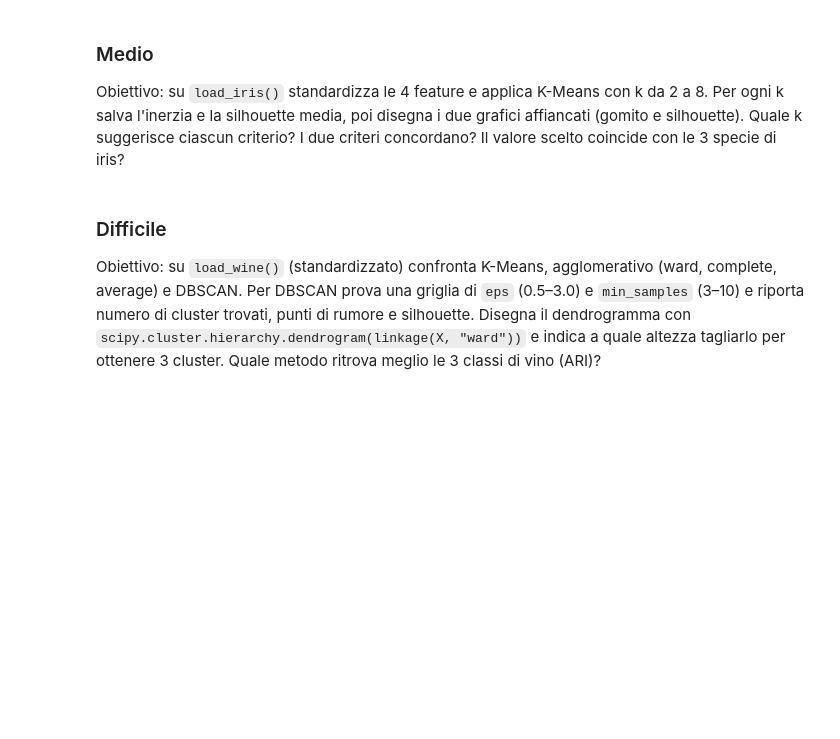
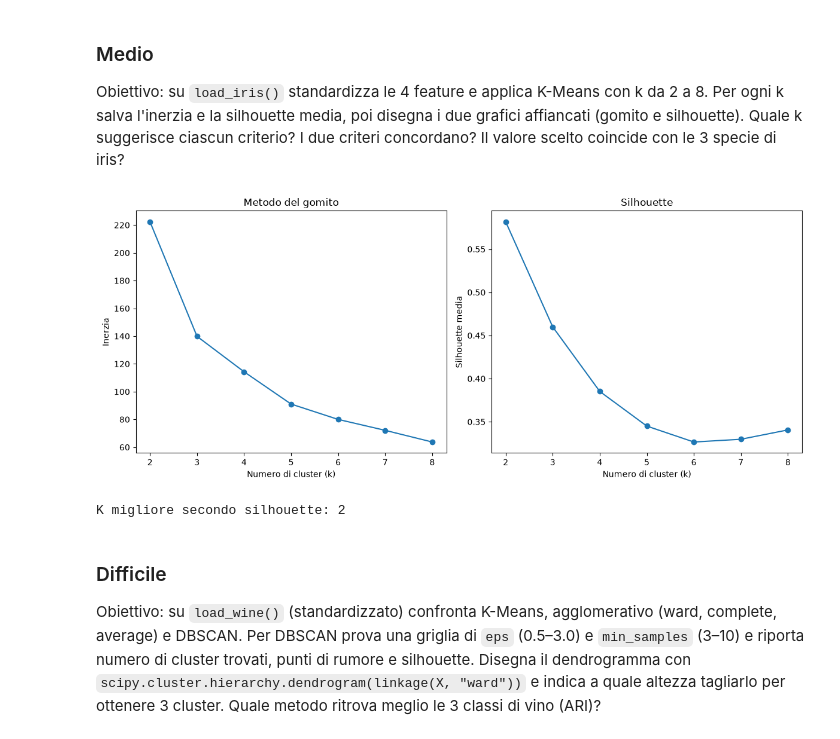
Before and after one commit to Valoryc/Machine_Learning_, a Jupyter notebook: corso_Python_16/Lunedi_26_10_26/Mattina/giorno-5-non-supervisionato.ipynb, the cells around one changed output. Drawn from its saved outputs; the diff is of its cells as text; code cells hidden in the pictures; blank space fills up the shorter version.

```diff
--- a/corso_Python_16/Lunedi_26_10_26/Mattina/giorno-5-non-supervisionato.ipynb
+++ b/corso_Python_16/Lunedi_26_10_26/Mattina/giorno-5-non-supervisionato.ipynb
@@ -669,3 +713,49 @@ Obiettivo: su `load_iris()` standardizza le 4 feature e applica K-Means con k da
+# %%
+# Scrivi qui la tua soluzione
+
+from sklearn.datasets import load_iris
+from sklearn.cluster import KMeans
+from sklearn.metrics import silhouette_score
+from sklearn.preprocessing import StandardScaler
+import matplotlib.pyplot as plt
+
+iris= load_iris()
+X=iris.data
+y=iris.target
+
+scaler = StandardScaler()
+X_scaled = scaler.fit_transform(X)
+
+inerzie = []
+silhouette = []
+
+for k in range(2, 9):
+    kmeans = KMeans(n_clusters=k, random_state=7, n_init=10)
+    labels = kmeans.fit_predict(X_scaled)
+
+    inerzie.append(kmeans.inertia_)
+    silhouette.append(silhouette_score(X_scaled, labels))
+
+fig, axes = plt.subplots(1, 2, figsize=(12, 5))
+
+axes[0].plot(range(2, 9), inerzie, marker='o')
+axes[0].set_title("Metodo del gomito")
+axes[0].set_xlabel("Numero di cluster (k)")
+axes[0].set_ylabel("Inerzia")
+
+axes[1].plot(range(2, 9), silhouette, marker='o')
+axes[1].set_title("Silhouette")
+axes[1].set_xlabel("Numero di cluster (k)")
+axes[1].set_ylabel("Silhouette media")
+
+plt.tight_layout()
+plt.show()
+
+best_k = range(2, 9)[silhouette.index(max(silhouette))]
+print("K migliore secondo silhouette:", best_k)
+# %% [output]
+[figure, added]
+K migliore secondo silhouette: 2
 # %% [markdown]
 ### Difficile
 Obiettivo: su `load_wine()` (standardizzato) confronta K-Means, agglomerativo (ward, complete, average) e DBSCAN. Per DBSCAN prova una griglia di `eps` (0.5–3.0) e `min_samples` (3–10) e riporta numero di cluster trovati, punti di rumore e silhouette. Disegna il dendrogramma con `scipy.cluster.hierarchy.dendrogram(linkage(X, "ward"))` e indica a quale altezza tagliarlo per ottenere 3 cluster. Quale metodo ritrova meglio le 3 classi di vino (ARI)?
```
Also changed, not shown: parts of 3 cells of this notebook.
